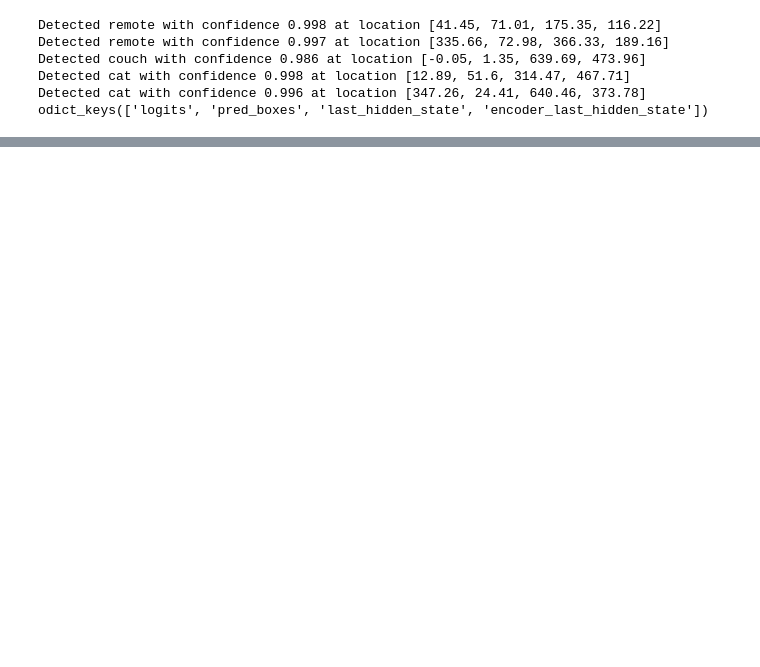
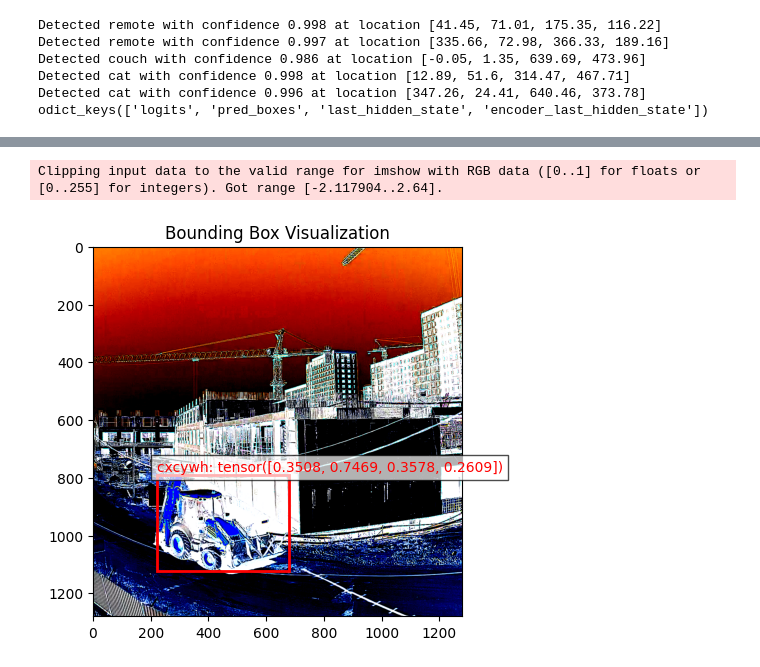
Before and after one commit to Szirx/modeling_detr, a Jupyter notebook: notebooks/inference.ipynb, the cells around one changed output, grey strips where cells are left out. Cells and saved outputs as stored; diff of their text form; code cells hidden in the pictures; blank space fills up the shorter version.

Commit message:
first train on main dataset

```diff
--- a/notebooks/inference.ipynb
+++ b/notebooks/inference.ipynb
@@ -34,0 +213,2 @@ odict_keys(['logits', 'pred_boxes', 'last_hidden_state', 'encoder_last_hidden_st
+# %%
+train_dataset = CocoDetectionTransforms('train',processor)
@@ -34,0 +240,53 @@ odict_keys(['logits', 'pred_boxes', 'last_hidden_state', 'encoder_last_hidden_st
+# %%
+import matplotlib.pyplot as plt
+import numpy as np
+import matplotlib.patches as patches
+
+img_width, img_height = 1280, 1280
+
+# Преобразование из cxcywh в xywh
+def cxcywh_to_xywh(box_cxcywh, img_width, img_height):
+    cx, cy, w, h = box_cxcywh
+    # Конвертируем из относительных координат в абсолютные (пиксели)
+    cx_abs = cx * img_width
+    cy_abs = cy * img_height
+    w_abs = w * img_width
+    h_abs = h * img_height
+    # Конвертируем в xywh
+    x = cx_abs - w_abs / 2
+    y = cy_abs - h_abs / 2
+    return [x, y, w_abs, h_abs]
+
+box_xywh = cxcywh_to_xywh(train_dataset[0][1]['boxes'][0], img_width, img_height)
+
+# Создание фигуры и осей
+fig, ax = plt.subplots(1)
+ax.imshow(train_dataset[0][0].permute(1,2,0))
+
+# Создание прямоугольника (bounding box)
+rect = patches.Rectangle(
+    (box_xywh[0], box_xywh[1]),  # (x,y)
+    box_xywh[2],                  # width
+    box_xywh[3],                  # height
+    linewidth=2,
+    edgecolor='r',
+    facecolor='none'
+)
+
+# Добавление прямоугольника на изображение
+ax.add_patch(rect)
+
+# Добавление текста с координатами
+plt.text(
+    box_xywh[0], box_xywh[1] - 10,
+    f"cxcywh: {train_dataset[0][1]['boxes'][0]}",
+    color='red',
+    fontsize=10,
+    bbox=dict(facecolor='white', alpha=0.7)
+)
+
+plt.title("Bounding Box Visualization")
+plt.show()
+# %% [output]
+Clipping input data to the valid range for imshow with RGB data ([0..1] for floats or [0..255] for integers). Got range [-2.117904..2.64].
+[figure, added]
```
Also changed, not shown: parts of 7 cells of this notebook, 8 other files.
